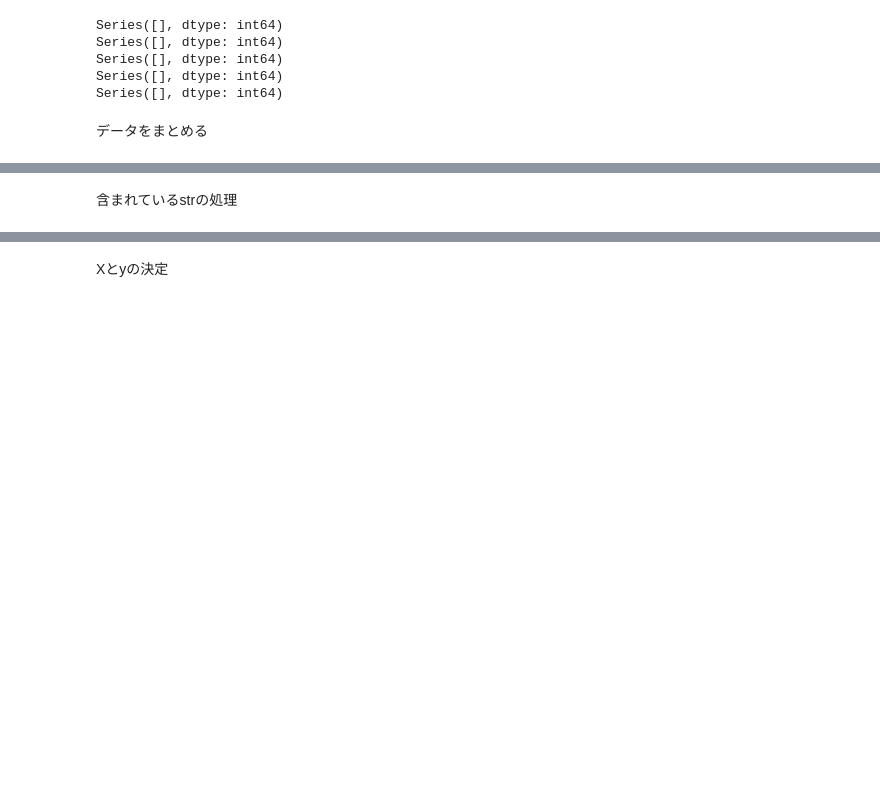
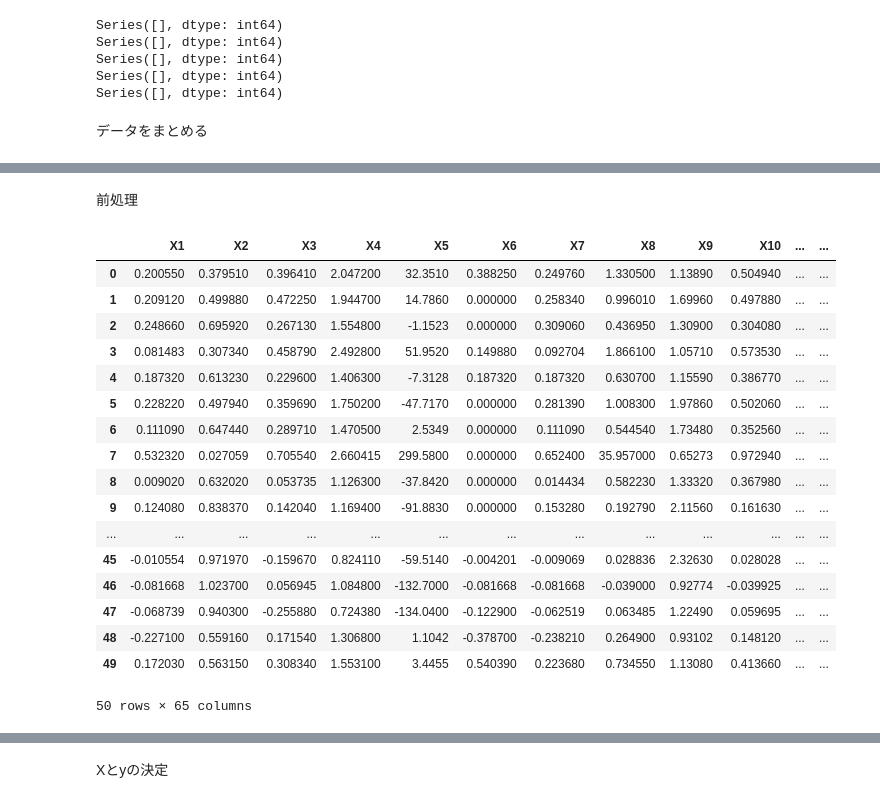
Before and after one commit to wakachii/team_competition, a Jupyter notebook: code.ipynb, the cells around one changed output, grey strips where cells are left out. Saved outputs shown, nothing was run; the diff lists cells and outputs as text; code cells hidden in the pictures; blank space fills up the shorter version.

```diff
--- a/code.ipynb
+++ b/code.ipynb
@@ -52,3 +61,3 @@ all_data.head(50)
-# %% [markdown]
-含まれているstrの処理
+# %% [markdown]
+前処理
 # %%
@@ -62,3 +94,24 @@ test = test.fillna(test.median())
+# %%
+all_data.head()
+# %% [output]
+|  | X1 | X2 | X3 | X4 | X5 | X6 | X7 | X8 | X9 | X10 | ... | ... |
+| 0 | 0.200550 | 0.379510 | 0.396410 | 2.047200 | 32.3510 | 0.388250 | 0.249760 | 1.330500 | 1.13890 | 0.504940 | ... | ... |
+| 1 | 0.209120 | 0.499880 | 0.472250 | 1.944700 | 14.7860 | 0.000000 | 0.258340 | 0.996010 | 1.69960 | 0.497880 | ... | ... |
+| 2 | 0.248660 | 0.695920 | 0.267130 | 1.554800 | -1.1523 | 0.000000 | 0.309060 | 0.436950 | 1.30900 | 0.304080 | ... | ... |
+| 3 | 0.081483 | 0.307340 | 0.458790 | 2.492800 | 51.9520 | 0.149880 | 0.092704 | 1.866100 | 1.05710 | 0.573530 | ... | ... |
+| 4 | 0.187320 | 0.613230 | 0.229600 | 1.406300 | -7.3128 | 0.187320 | 0.187320 | 0.630700 | 1.15590 | 0.386770 | ... | ... |
+| 5 | 0.228220 | 0.497940 | 0.359690 | 1.750200 | -47.7170 | 0.000000 | 0.281390 | 1.008300 | 1.97860 | 0.502060 | ... | ... |
+| 6 | 0.111090 | 0.647440 | 0.289710 | 1.470500 | 2.5349 | 0.000000 | 0.111090 | 0.544540 | 1.73480 | 0.352560 | ... | ... |
+| 7 | 0.532320 | 0.027059 | 0.705540 | 2.660415 | 299.5800 | 0.000000 | 0.652400 | 35.957000 | 0.65273 | 0.972940 | ... | ... |
+| 8 | 0.009020 | 0.632020 | 0.053735 | 1.126300 | -37.8420 | 0.000000 | 0.014434 | 0.582230 | 1.33320 | 0.367980 | ... | ... |
+| 9 | 0.124080 | 0.838370 | 0.142040 | 1.169400 | -91.8830 | 0.000000 | 0.153280 | 0.192790 | 2.11560 | 0.161630 | ... | ... |
+| ... | ... | ... | ... | ... | ... | ... | ... | ... | ... | ... | ... | ... |
+| 45 | -0.010554 | 0.971970 | -0.159670 | 0.824110 | -59.5140 | -0.004201 | -0.009069 | 0.028836 | 2.32630 | 0.028028 | ... | ... |
+| 46 | -0.081668 | 1.023700 | 0.056945 | 1.084800 | -132.7000 | -0.081668 | -0.081668 | -0.039000 | 0.92774 | -0.039925 | ... | ... |
+| 47 | -0.068739 | 0.940300 | -0.255880 | 0.724380 | -134.0400 | -0.122900 | -0.062519 | 0.063485 | 1.22490 | 0.059695 | ... | ... |
+| 48 | -0.227100 | 0.559160 | 0.171540 | 1.306800 | 1.1042 | -0.378700 | -0.238210 | 0.264900 | 0.93102 | 0.148120 | ... | ... |
+| 49 | 0.172030 | 0.563150 | 0.308340 | 1.553100 | 3.4455 | 0.540390 | 0.223680 | 0.734550 | 1.13080 | 0.413660 | ... | ... |
+50 rows × 65 columns
 # %%
 sns.set(style="white")
 
```
Also changed, not shown: parts of 12 cells of this notebook.
